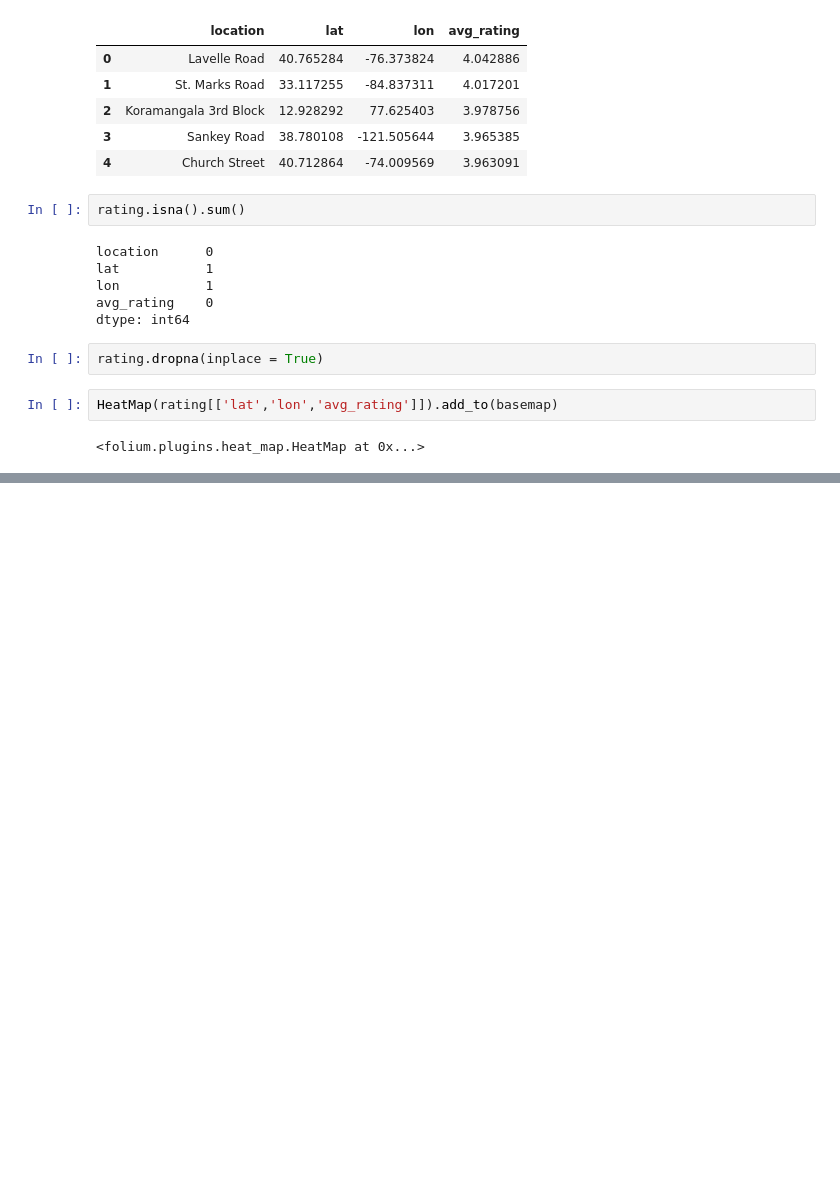
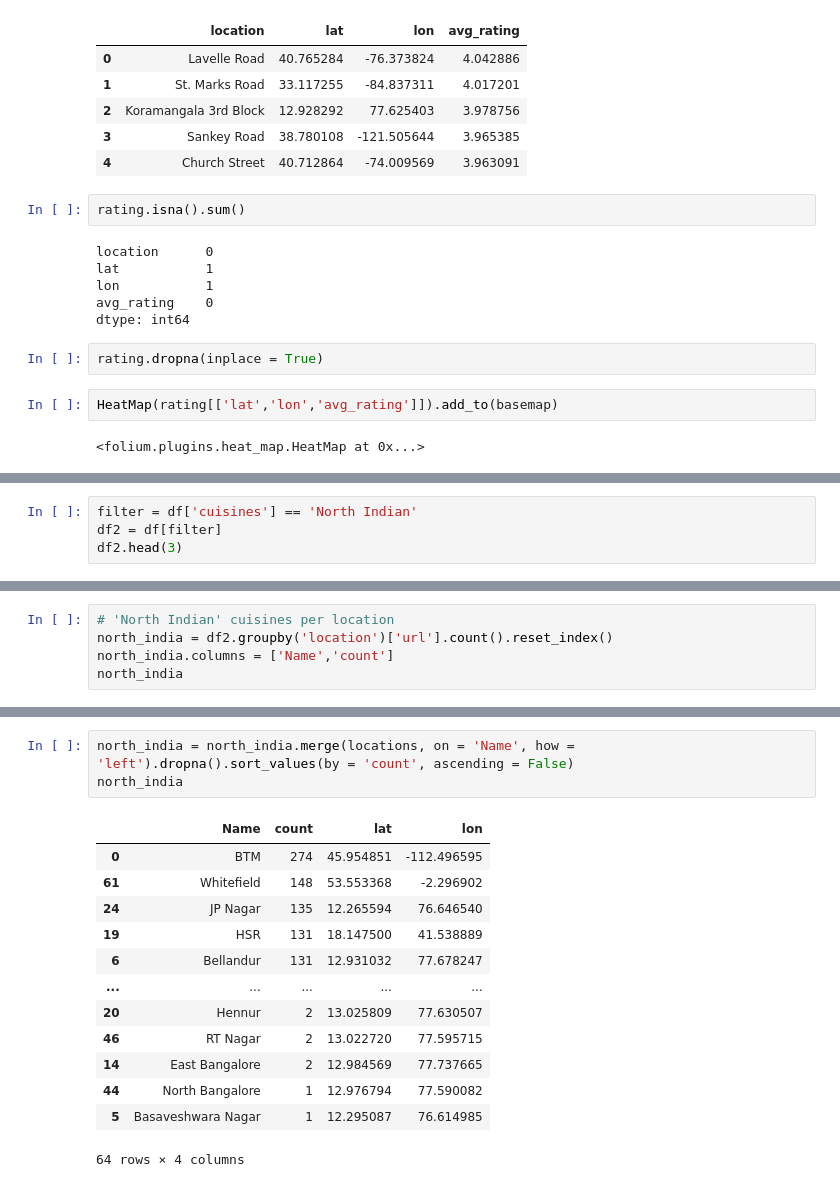
Before and after one commit to unpatel1/Challenge_AProjectAWeek, a Jupyter notebook: Week_07/Zomato_geospatial_DA.ipynb, the cells around one changed output, grey strips where cells are left out. Cells and saved outputs as stored; diff of their text form; blank space fills up the shorter version.

```diff
--- a/Week_07/Zomato_geospatial_DA.ipynb
+++ b/Week_07/Zomato_geospatial_DA.ipynb
@@ -378,0 +381,4 @@ basemap
+# %%
+filter = df['cuisines'] == 'North Indian'
+df2 = df[filter]
+df2.head(3)
@@ -378,0 +390,5 @@ basemap
+# %%
+# 'North Indian' cuisines per location
+north_india = df2.groupby('location')['url'].count().reset_index()
+north_india.columns = ['Name','count']
+north_india
@@ -378,0 +409,17 @@ basemap
+# %%
+north_india = north_india.merge(locations, on = 'Name', how = 'left').dropna().sort_values(by = 'count', ascending = False)
+north_india
+# %% [output]
+|  | Name | count | lat | lon |
+| 0 | BTM | 274 | 45.954851 | -112.496595 |
+| 61 | Whitefield | 148 | 53.553368 | -2.296902 |
+| 24 | JP Nagar | 135 | 12.265594 | 76.646540 |
+| 19 | HSR | 131 | 18.147500 | 41.538889 |
+| 6 | Bellandur | 131 | 12.931032 | 77.678247 |
+| ... | ... | ... | ... | ... |
+| 20 | Hennur | 2 | 13.025809 | 77.630507 |
+| 46 | RT Nagar | 2 | 13.022720 | 77.595715 |
+| 14 | East Bangalore | 2 | 12.984569 | 77.737665 |
+| 44 | North Bangalore | 1 | 12.976794 | 77.590082 |
+| 5 | Basaveshwara Nagar | 1 | 12.295087 | 76.614985 |
+64 rows × 4 columns
```
Also changed, not shown: parts of 9 cells of this notebook.
